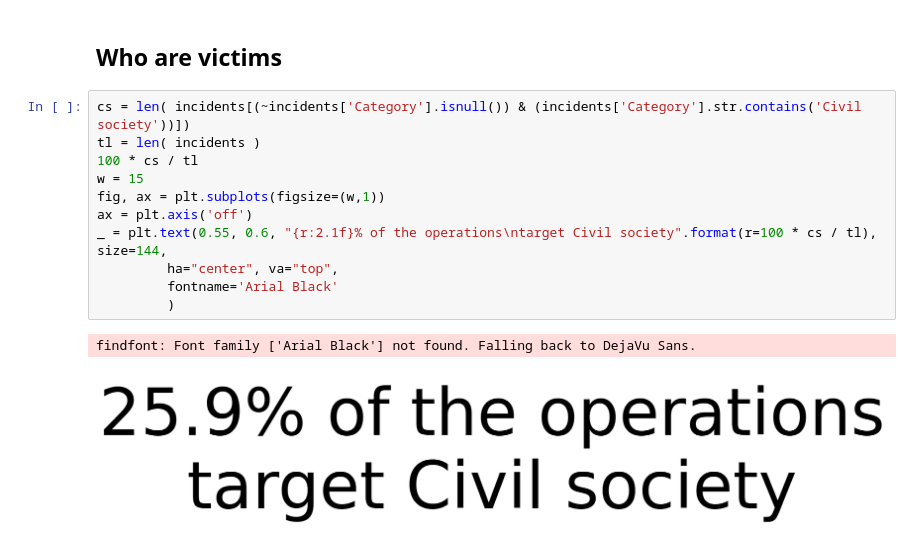
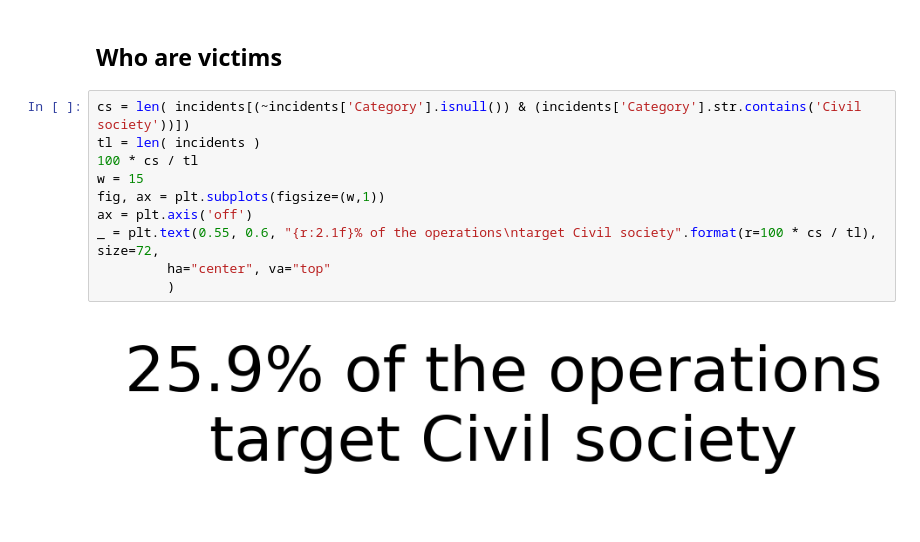
Before and after one commit to sergedroz/state_sponsored_attacks, a Jupyter notebook: State sponsored attacks.ipynb, the cells around one changed output. Cells and saved outputs as stored; diff of their text form; blank space fills up the shorter version.

```diff
--- a/State sponsored attacks.ipynb
+++ b/State sponsored attacks.ipynb
@@ -147,14 +152,12 @@ _ =squarify.plot(
 # %%
 cs = len( incidents[(~incidents['Category'].isnull()) & (incidents['Category'].str.contains('Civil society'))])
 tl = len( incidents )
 100 * cs / tl
 w = 15
 fig, ax = plt.subplots(figsize=(w,1))
 ax = plt.axis('off')
-_ = plt.text(0.55, 0.6, "{r:2.1f}% of the operations\ntarget Civil society".format(r=100 * cs / tl), size=144,
-         ha="center", va="top",
-         fontname='Arial Black'
+_ = plt.text(0.55, 0.6, "{r:2.1f}% of the operations\ntarget Civil society".format(r=100 * cs / tl), size=72,
+         ha="center", va="top"
          )
 # %% [output]
-findfont: Font family ['Arial Black'] not found. Falling back to DejaVu Sans.
-[figure, old version]
+[figure, new version]
```
Also changed, not shown: parts of 7 cells of this notebook.
